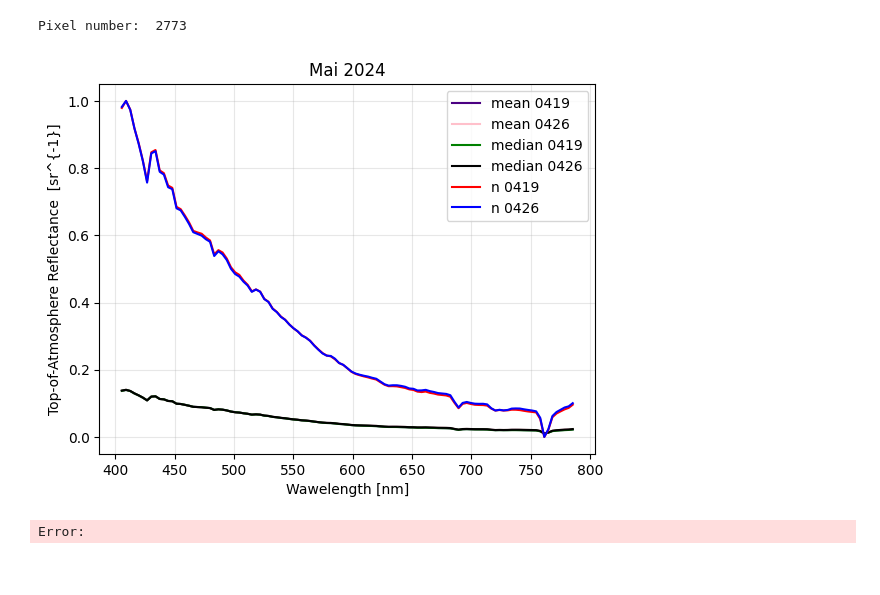
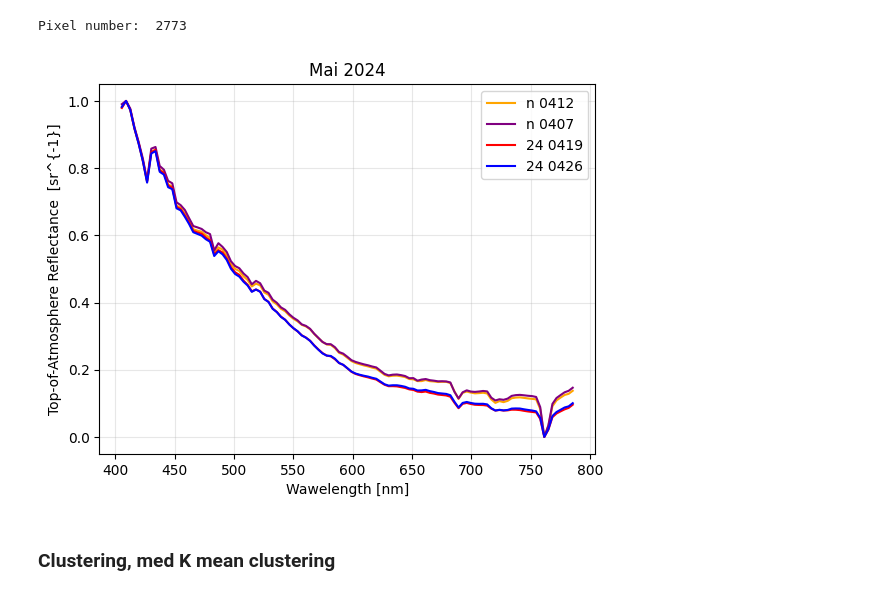
Before and after one commit to AnneMartheH/Vaar_2025, a Jupyter notebook: 2024mai.ipynb, the cells around one changed output. Saved outputs shown, nothing was run; the diff lists cells and outputs as text; code cells hidden in the pictures.

```diff
--- a/2024mai.ipynb
+++ b/2024mai.ipynb
@@ -104,3 +179,14 @@ target_lon = [9.582148298814932,8.924448409066027, 9.578289180688513, 8.96230357
 
 #target_lat = [64.48557437461893,64.52896641587218, 64.20992561747796, 64.22009411667561] #område 7
 #target_lon = [9.886201113342556, 8.708294855080245,9.704720121565003,8.73032214102829]
+# %%
+latitudes_0412 = satobj_h1_0412.latitudes
+longitudes_0412 = satobj_h1_0412.longitudes
+
+piksel_row_0412, piksel_col_0412 = f.latLong_to_piksel(target_lat, target_lon, latitudes_0412, longitudes_0412) #from file funcions_autonom.py
+rss_matrix_0412 = f.rss_matrix(120, piksel_row_0412,piksel_col_0412, l1d_cube_0412)
+
+mean_spectrum_0412 = np.mean(rss_matrix_0412, axis=1) ## mean over rad  # gjenomsnitt
+std_spectrum_0412 = np.std(rss_matrix_0412, axis=1)  #standard avik
+
+normaized_spectrum_0412 = f.min_max_nomralization(mean_spectrum_0412) #min max normalisering
@@ -106,0 +195,11 @@ target_lon = [9.582148298814932,8.924448409066027, 9.578289180688513, 8.96230357
+# %%
+latitudes_0407 = satobj_h1_0407.latitudes
+longitudes_0407 = satobj_h1_0407.longitudes
+
+piksel_row_0407, piksel_col_0407 = f.latLong_to_piksel(target_lat, target_lon, latitudes_0407, longitudes_0407) #from file funcions_autonom.py
+rss_matrix_0407 = f.rss_matrix(120, piksel_row_0407,piksel_col_0407, l1d_cube_0407)
+
+mean_spectrum_0407 = np.mean(rss_matrix_0407, axis=1) ## mean over rad  # gjenomsnitt
+std_spectrum_0407 = np.std(rss_matrix_0407, axis=1)  #standard a407
+
+normaized_spectrum_0407 = f.min_max_nomralization(mean_spectrum_0407) #min max normalisering
@@ -160,34 +261,40 @@ std_spectrum_24_0426 = np.std(rss_matrix_24_0426, axis=1)  #standard avik
 Pixel number:  2773
 # %%
 #plotting
-plt.plot(x, mean_spectrum_24_0419, color='indigo', label='mean 0419')
-plt.plot(x, mean_spectrum_24_0426, color='pink', label='mean 0426')
+#plt.plot(x, mean_spectrum_24_0419, color='indigo', label='mean 0419')
+#plt.plot(x, mean_spectrum_24_0426, color='pink', label='mean 0426')
 
-plt.plot(x, median_spectrum_24_0419, color='green', label='median 0419')
-plt.plot(x, median_spectrum_24_0426, color='black', label='median 0426')
+#plt.plot(x, median_spectrum_24_0419, color='green', label='median 0419')
+#plt.plot(x, median_spectrum_24_0426, color='black', label='median 0426')
 
-plt.plot(x, normaized_spectrum_24_0419, color='red', label='n 0419')
-plt.plot(x, normaized_spectrum_24_0426, color='blue', label='n 0426')
+#plt.plot(x, mean_spectrum_0412, color='orange', label='mean 0412')
+#plt.plot(x, mean_spectrum_0407, color='purple', label='mean 0407')
+
+plt.plot(x, normaized_spectrum_0412, color='orange', label='n 0412')
+plt.plot(x, normaized_spectrum_0407, color='purple', label='n 0407')
+plt.plot(x, normaized_spectrum_24_0419, color='red', label='24 0419')
+plt.plot(x, normaized_spectrum_24_0426, color='blue', label='24 0426')
 
 #plt.plot(x, l2_normalized_spectrum, color='green', label='0316')
 #plt.plot(x, l2_normalized_spectrum_0328, color='black', label='0328')
 
 #plt.fill_between(x,
 #                 mean_spectrum - 1*std_spectrum,
 #                 mean_spectrum + 1*std_spectrum,
 #                 color='green', alpha=0.5)
 #plt.fill_between(x,
 #                 mean_spectrum_0328 - 1*std_spectrum_0328,
 #                 mean_spectrum_0328 + 1*std_spectrum_0328,
 #                 color='black', alpha=0.5)
 
 
 plt.xlabel("Wawelength [nm]")
 plt.ylabel("Top-of-Atmosphere Reflectance  [sr^{-1}]") #finne enheten her
 plt.title("Mai 2024")
 plt.grid(True, alpha=0.3)
 plt.legend()
 plt.show()
 # %% [output]
-[figure, old version]
+[figure, new version]
-Error:
+# %% [markdown]
+### Clustering, med K mean clustering
```
Also changed, not shown: parts of 7 cells of this notebook, 14 other files.
